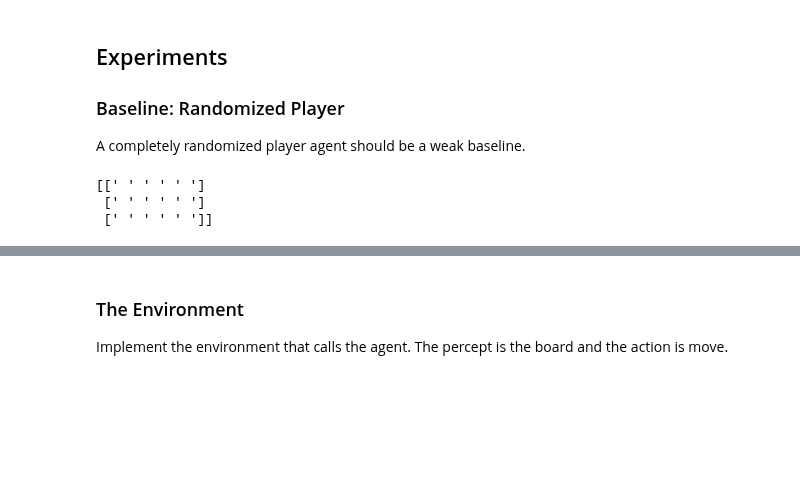
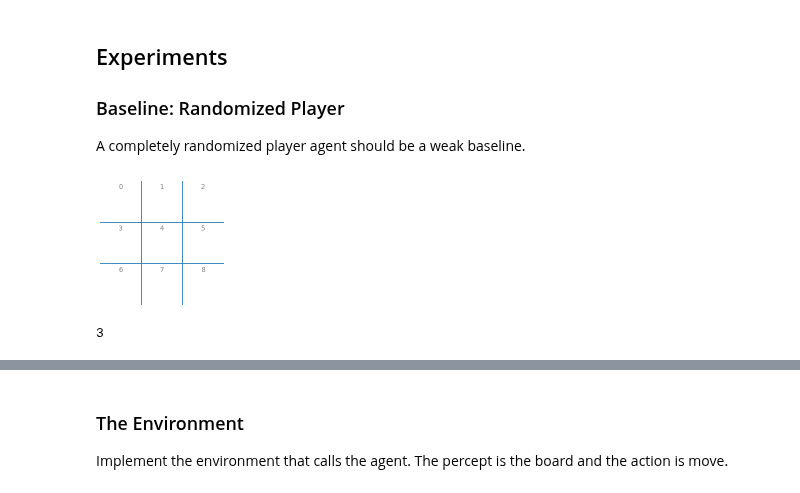
Before and after one commit to mhahsler/CS7320-AI, a Jupyter notebook: Games/tictactoe_alpha_beta_tree_search.ipynb, the cells around one changed output, grey strips where cells are left out. Saved outputs shown, nothing was run; the diff lists cells and outputs as text; code cells hidden in the pictures; blank space fills up the shorter version.

```diff
--- a/Games/tictactoe_alpha_beta_tree_search.ipynb
+++ b/Games/tictactoe_alpha_beta_tree_search.ipynb
@@ -613,11 +552,10 @@ A completely randomized player agent should be a weak baseline.
 # %%
 def random_player(board, player = None):
     """Simple player that chooses a random empy square. player is unused"""
-    return np.random.choice(get_actions(board))
+    return np.random.choice(actions(board))
 
 show_board(board)
 %time display(random_player(board))
 # %% [output]
+[figure, added]
-[[' ' ' ' ' ']
- [' ' ' ' ' ']
- [' ' ' ' ' ']]
+3
```
Also changed, not shown: parts of 31 cells of this notebook, 5 other files.
